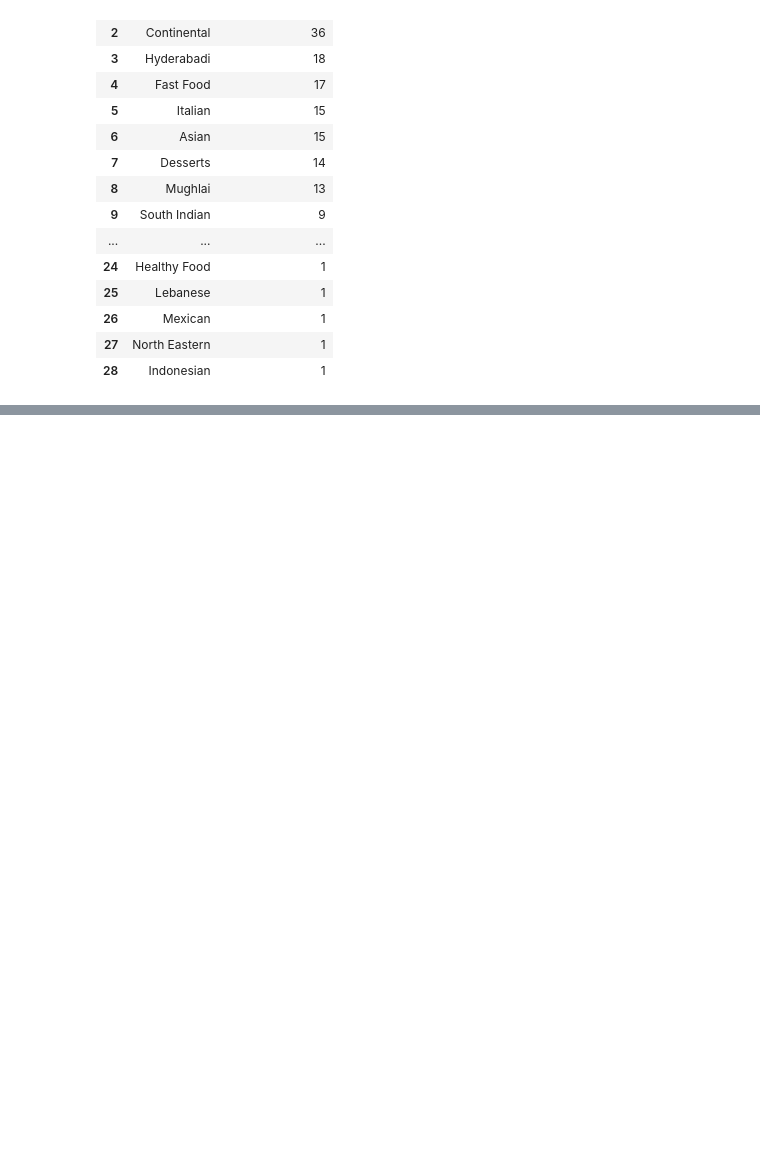
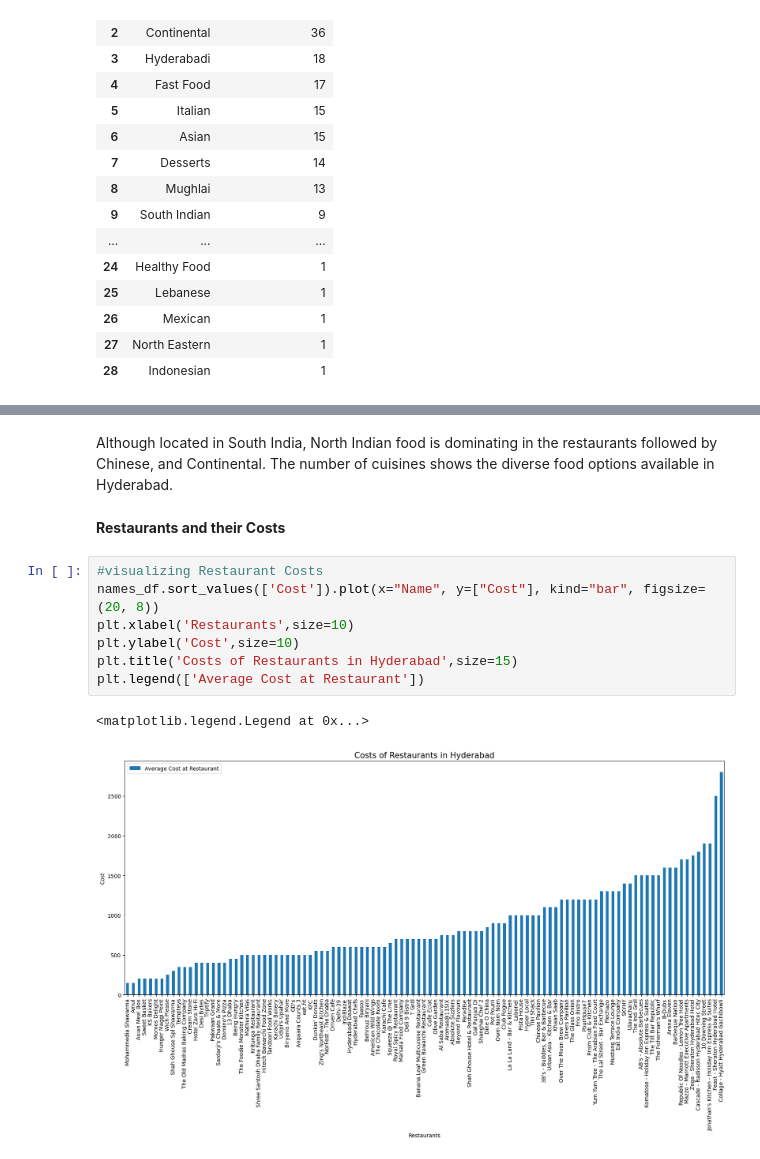
Before and after one commit to vithika-karan/Zomato-Restaurant-Clustering-and-Sentiment-Analysis, a Jupyter notebook: Zomato_Restaurant_Clustering_and_Sentiment_Analysis_Vithika_Karan.ipynb, the cells around one changed output, grey strips where cells are left out. Drawn from its saved outputs; the diff is of its cells as text; blank space fills up the shorter version.

```diff
--- a/Zomato_Restaurant_Clustering_and_Sentiment_Analysis_Vithika_Karan.ipynb
+++ b/Zomato_Restaurant_Clustering_and_Sentiment_Analysis_Vithika_Karan.ipynb
@@ -611 +619,15 @@ Text(0.5, 1.0, 'The MostPopular Cuisines in Hyderabad')
 [figure]
+# %% [markdown]
+Although located in South India, North Indian food is dominating in the restaurants followed by Chinese, and Continental. The number of cuisines shows the diverse food options available in Hyderabad.
+# %% [markdown]
+**Restaurants and their Costs**
+# %%
+#visualizing Restaurant Costs
+names_df.sort_values(['Cost']).plot(x="Name", y=["Cost"], kind="bar", figsize=(20, 8))
+plt.xlabel('Restaurants',size=10)
+plt.ylabel('Cost',size=10)
+plt.title('Costs of Restaurants in Hyderabad',size=15)
+plt.legend(['Average Cost at Restaurant'])
+# %% [output]
+<matplotlib.legend.Legend at 0x...>
+[figure, added]
```
Also changed, not shown: parts of 33 cells of this notebook.
